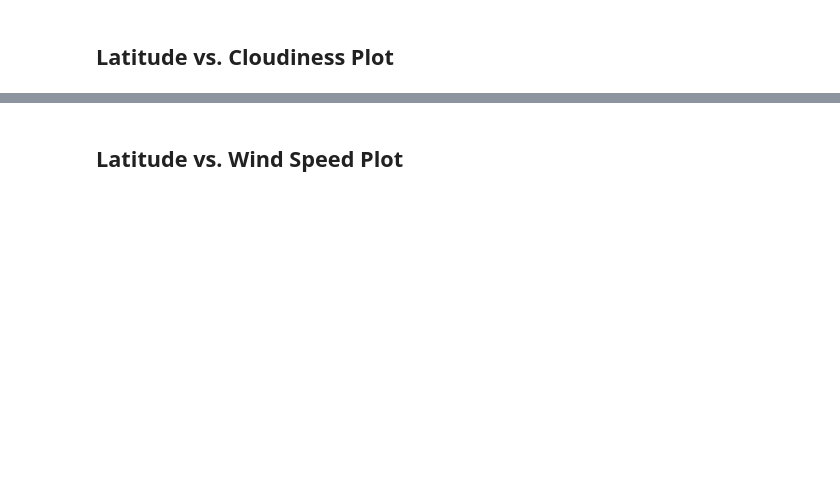
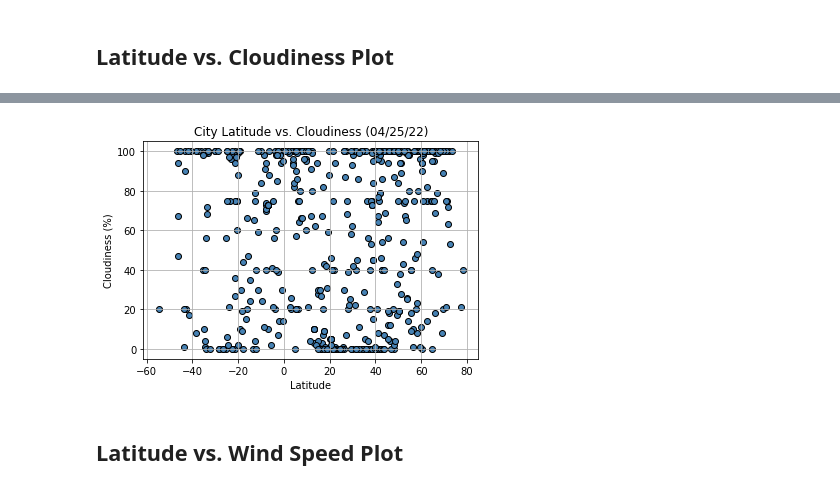
Before and after one commit to GambitAcid/Python-API-Challenge, a Jupyter notebook: Instructions/WeatherPy/WeatherPy.ipynb, the cells around one changed output, grey strips where cells are left out. Cells and saved outputs as stored; diff of their text form; code cells hidden in the pictures; blank space fills up the shorter version.

```diff
--- a/Instructions/WeatherPy/WeatherPy.ipynb
+++ b/Instructions/WeatherPy/WeatherPy.ipynb
@@ -191,2 +240,13 @@ Int64Index([], dtype='int64')
+# %%
+#Building a scatter plot for latitude vs temperature
+plt.scatter(display_weather["Lat"],display_weather["Cloudiness"],edgecolors="black",facecolors="steelblue")
+
+plt.title(f"City Latitude vs. Cloudiness ({time.strftime('%x')})")
+plt.xlabel("Latitude")
+plt.ylabel("Cloudiness (%)")
+plt.grid(True)
+plt.savefig("../Images/Fig3.png")
+# %% [output]
+[figure, added]
 # %% [markdown]
 ## Latitude vs. Wind Speed Plot
```
Also changed, not shown: parts of 41 cells of this notebook, 29 other files.
